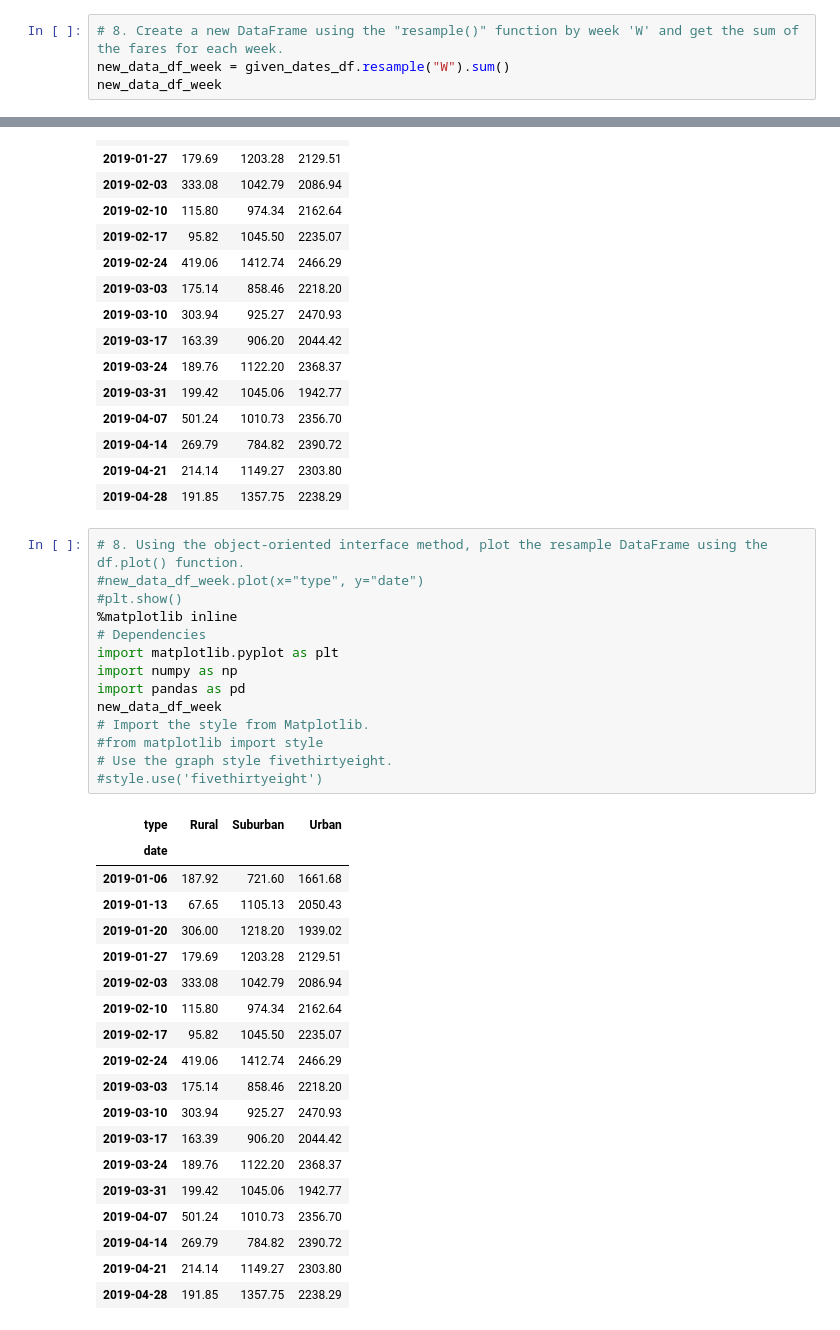
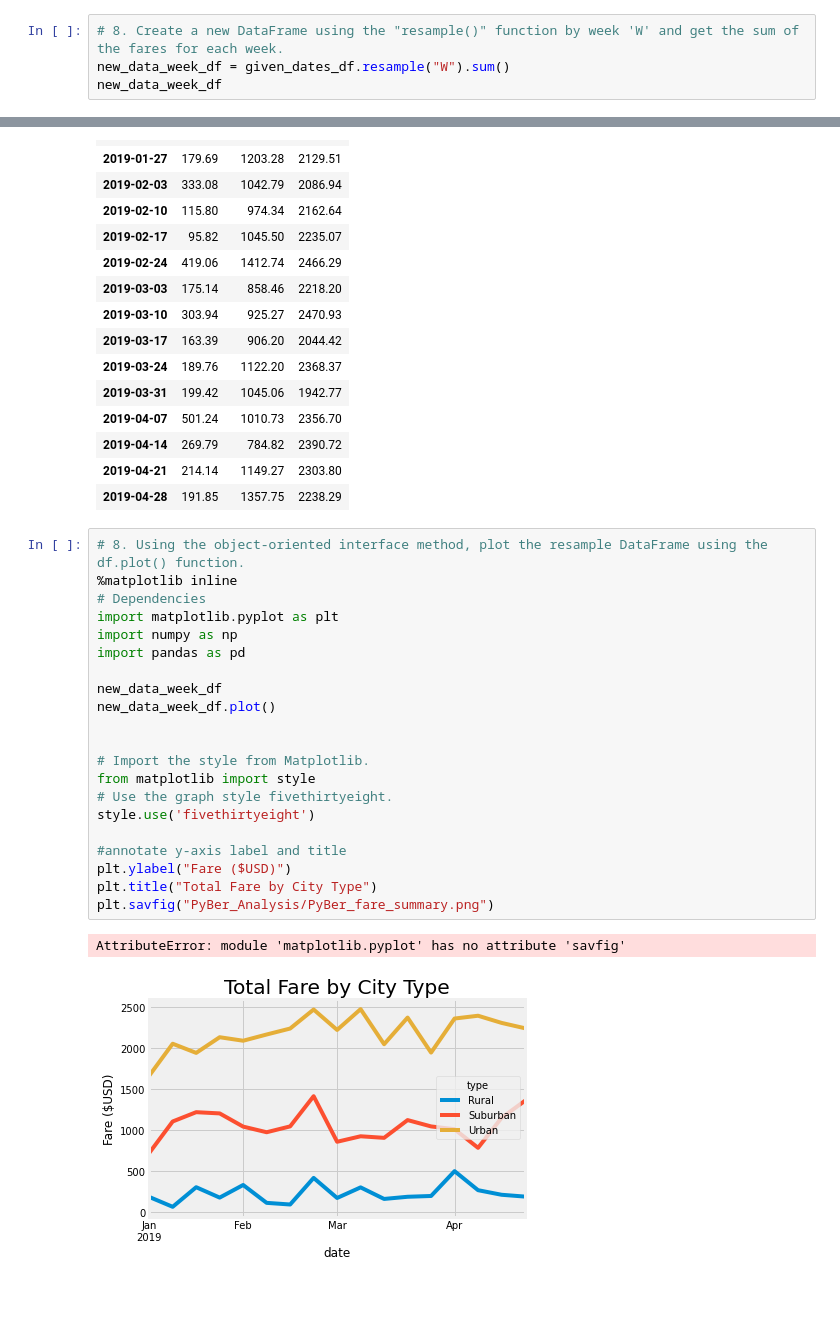
Before and after one commit to LaurenGrigoryev/PyBer_Analysis, a Jupyter notebook: PyBer_Challenge.ipynb, the cells around one changed output, grey strips where cells are left out. Drawn from its saved outputs; the diff is of its cells as text; blank space fills up the shorter version.

```diff
--- a/PyBer_Challenge.ipynb
+++ b/PyBer_Challenge.ipynb
@@ -247,8 +247,8 @@ dtypes: float64(3)
 memory usage: 68.6 KB
 # %%
 # 8. Create a new DataFrame using the "resample()" function by week 'W' and get the sum of the fares for each week.
-new_data_df_week = given_dates_df.resample("W").sum()
-new_data_df_week
+new_data_week_df = given_dates_df.resample("W").sum()
+new_data_week_df
 # %% [output]
 | type | Rural | Suburban | Urban |
 | date |  |  |  |
@@ -271,35 +271,25 @@ new_data_df_week
 | 2019-04-28 | 191.85 | 1357.75 | 2238.29 |
 # %%
 # 8. Using the object-oriented interface method, plot the resample DataFrame using the df.plot() function.
-#new_data_df_week.plot(x="type", y="date")
-#plt.show()
 %matplotlib inline
 # Dependencies
 import matplotlib.pyplot as plt
 import numpy as np
 import pandas as pd
-new_data_df_week
+
+new_data_week_df
+new_data_week_df.plot()
+
+
 # Import the style from Matplotlib.
-#from matplotlib import style
+from matplotlib import style
 # Use the graph style fivethirtyeight.
-#style.use('fivethirtyeight')
+style.use('fivethirtyeight')
+
+#annotate y-axis label and title
+plt.ylabel("Fare ($USD)")
+plt.title("Total Fare by City Type")
+plt.savfig("PyBer_Analysis/PyBer_fare_summary.png")
 # %% [output]
-| type | Rural | Suburban | Urban |
-| date |  |  |  |
-| 2019-01-06 | 187.92 | 721.60 | 1661.68 |
-| 2019-01-13 | 67.65 | 1105.13 | 2050.43 |
-| 2019-01-20 | 306.00 | 1218.20 | 1939.02 |
-| 2019-01-27 | 179.69 | 1203.28 | 2129.51 |
-| 2019-02-03 | 333.08 | 1042.79 | 2086.94 |
-| 2019-02-10 | 115.80 | 974.34 | 2162.64 |
-| 2019-02-17 | 95.82 | 1045.50 | 2235.07 |
-| 2019-02-24 | 419.06 | 1412.74 | 2466.29 |
-| 2019-03-03 | 175.14 | 858.46 | 2218.20 |
-| 2019-03-10 | 303.94 | 925.27 | 2470.93 |
-| 2019-03-17 | 163.39 | 906.20 | 2044.42 |
-| 2019-03-24 | 189.76 | 1122.20 | 2368.37 |
-| 2019-03-31 | 199.42 | 1045.06 | 1942.77 |
-| 2019-04-07 | 501.24 | 1010.73 | 2356.70 |
-| 2019-04-14 | 269.79 | 784.82 | 2390.72 |
-| 2019-04-21 | 214.14 | 1149.27 | 2303.80 |
-| 2019-04-28 | 191.85 | 1357.75 | 2238.29 |
+AttributeError: module 'matplotlib.pyplot' has no attribute 'savfig'
+[figure, added]
```
